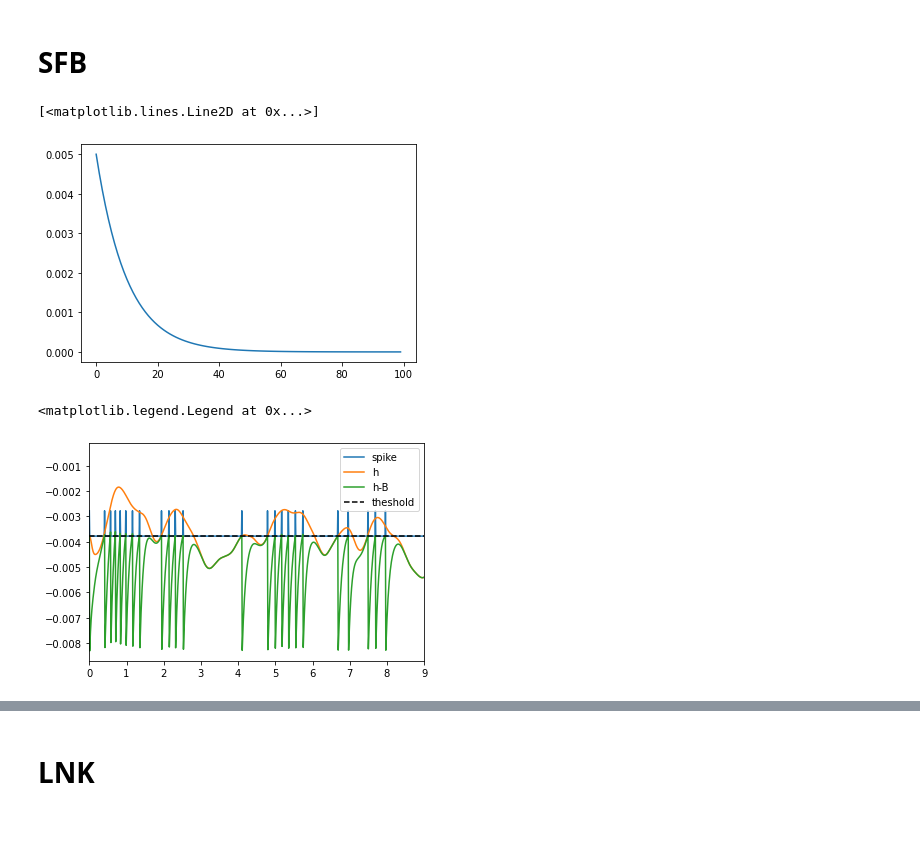
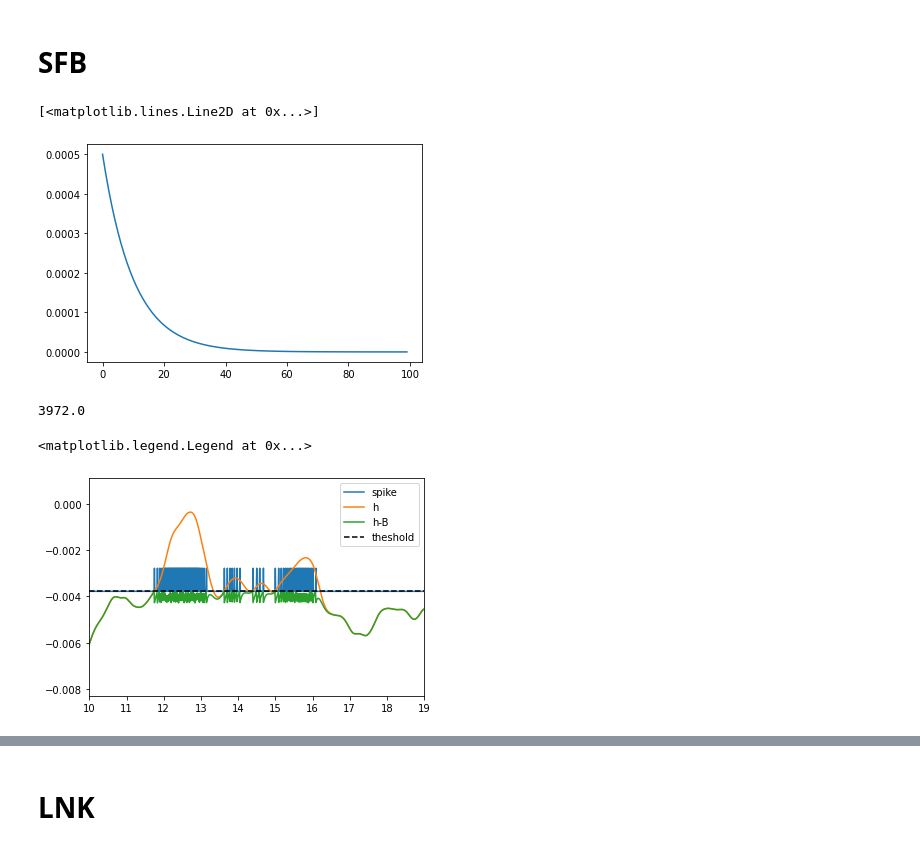
Before and after one commit to llincooi/retina_python, a Jupyter notebook: ContrastPaper/Compare LNK GC SFB.ipynb, the cells around one changed output, grey strips where cells are left out. Cells and saved outputs as stored; diff of their text form; code cells hidden in the pictures.

```diff
--- a/ContrastPaper/Compare LNK GC SFB.ipynb
+++ b/ContrastPaper/Compare LNK GC SFB.ipynb
@@ -111,3 +84,6 @@ theta_star = 0
+# %%
+rstate = SG (baseOutput[len(k_E):], dt, theta_star, 10, 2)
+theta = np.mean(baseOutput[len(k_E):])+theta_star*np.std(baseOutput[len(k_E):])
 # %% [markdown]
 # GC
 # %%
@@ -145,34 +137,41 @@ GC_output = -GC_output
 # SFB
 # %%
 tau_P = 0.1 #s
-sigma_b = 0.005
+sigma_b = baseOutputRange*0.1
 expDecay = np.exp(-np.arange(0,1,dt)/tau_P)*sigma_b
 plt.plot(expDecay)
 # %% [output]
 [<matplotlib.lines.Line2D at 0x...>]
-[figure, old version]
+[figure, new version]
 # %%
 def SFB(input, expDecay, theta):
     test = 0
     h = input.copy()
     rstate = np.zeros_like(baseOutput)
     for i in range(len(h)):
-        if h[i] > theta:
-            rstate[i] = 1
-            h[i+1:min(i+len(expDecay),len(h))] -= expDecay[1:min(len(expDecay),len(h)-i)]
+        while h[i] > theta:
+            rstate[i] += 1
+            h[i:min(i+len(expDecay),len(h))] -= expDecay[:min(len(expDecay),len(h)-i)]
     return rstate, h
 # %%
-theta = np.mean(baseOutput)+theta_star*np.std(baseOutput)
-rstate, h = SFB(baseOutput, expDecay, theta)
+SFB_theta = np.mean(baseOutput)+theta_star*np.std(baseOutput)
+rstate, h = SFB(baseOutput, expDecay, SFB_theta)
+
+SFB_rstate = rstate[len(k_E):]
+SFB_h = h[len(k_E):]
+
+print(np.sum(rstate))
+# %% [output]
+3972.0
 # %%
-plt.plot(tAxis,rstate*sigma_b/5+theta, label = 'spike')
+plt.plot(tAxis,SFB_rstate*baseOutputRange/5+SFB_theta, label = 'spike')
 
-plt.plot(tAxis,baseOutput, label = 'h')
-# plt.plot(tAxis,GC_output, label = 'h')
-plt.plot(tAxis,h, label = 'h-B')
-plt.plot(tAxis,np.ones_like(baseOutput)*theta, 'k--', label = 'theshold')
-plt.xlim(0,9)
+plt.plot(tAxis,baseOutput[len(k_E):], label = 'h')
+# plt.plot(tAxis,GC_output, label = 'G(h)')
+plt.plot(tAxis,SFB_h, label = 'h-B')
+plt.plot(tAxis,np.ones_like(SFB_rstate)*SFB_theta, 'k--', label = 'theshold')
+plt.xlim(10,19)
 plt.legend()
 # %% [output]
 <matplotlib.legend.Legend at 0x...>
-[figure, old version]
+[figure, new version]
```
Also changed, not shown: parts of 18 cells of this notebook, 7 other files.
